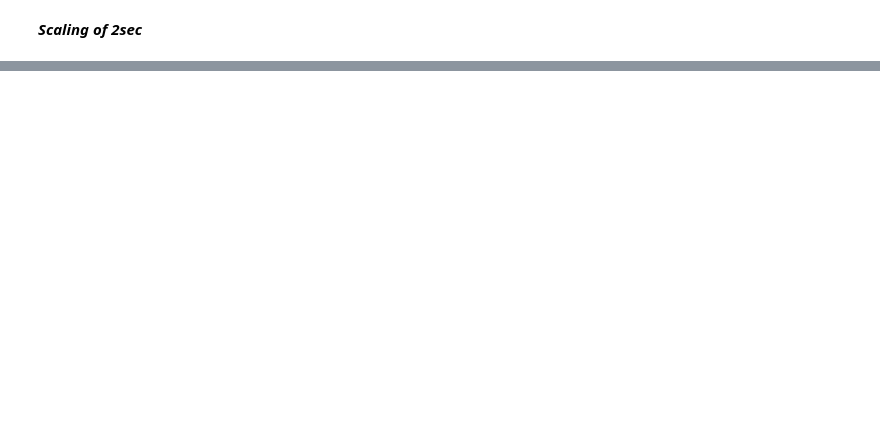
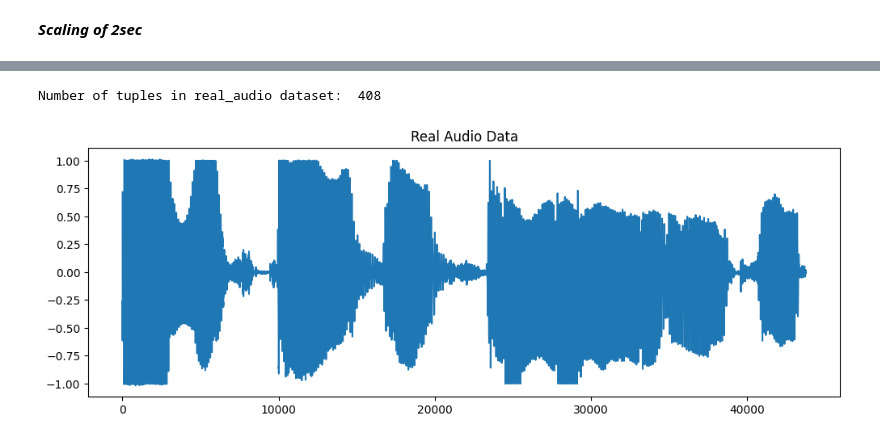
Before and after one commit to napstruck/NoFake, a Jupyter notebook: deepfakeaudiominorproject.ipynb, the cells around one changed output, grey strips where cells are left out. Cells and saved outputs as stored; diff of their text form; code cells hidden in the pictures; blank space fills up the shorter version.

```diff
--- a/deepfakeaudiominorproject.ipynb
+++ b/deepfakeaudiominorproject.ipynb
@@ -882,0 +1051,34 @@ print(sec2_normalized_df)
+# %%
+import numpy as np # linear algebra
+
+import pandas as pd # data processing, CSV file I/O (e.g. pd.read_csv)
+
+import os
+
+realtest_rerec_audio=[]
+
+faketest_rerec_audio=[]
+
+faketest_rerecaudio_path='/kaggle/input/the-fake-or-real-dataset/for-rerec/for-rerecorded/testing/fake'
+
+realtest_rerecaudio_path='/kaggle/input/the-fake-or-real-dataset/for-rerec/for-rerecorded/testing/real'
+
+# for _dir in fake_audio_path:
+
+for filename in os.listdir(faketest_rerecaudio_path):
+
+    if filename.endswith('.wav'):
+
+        faketest_rerec_audio.append(os.path.join(faketest_rerecaudio_path, filename))
+
+#         print(filename)
+
+
+
+# for _dir in real_audio_path:
+
+for filename in os.listdir(realtest_rerecaudio_path):
+
+    if filename.endswith('.wav'):
+
+        realtest_rerec_audio.append(os.path.join(realtest_rerecaudio_path, filename))
@@ -882,0 +1232,16 @@ print(sec2_normalized_df)
+# %%
+print("Number of tuples in real_audio dataset: ", len(preprocessed_realtest_rerec))
+# %% [output]
+Number of tuples in real_audio dataset:  408
+# %%
+realtest_ad, realtest_sr = librosa.load(realtest_rerec_audio[0])
+
+plt.figure(figsize=(12, 4))
+
+plt.plot(realtest_ad)
+
+plt.title("Real Audio Data")
+
+plt.show()
+# %% [output]
+[figure, added]
```
Also changed, not shown: parts of 99 cells of this notebook.
